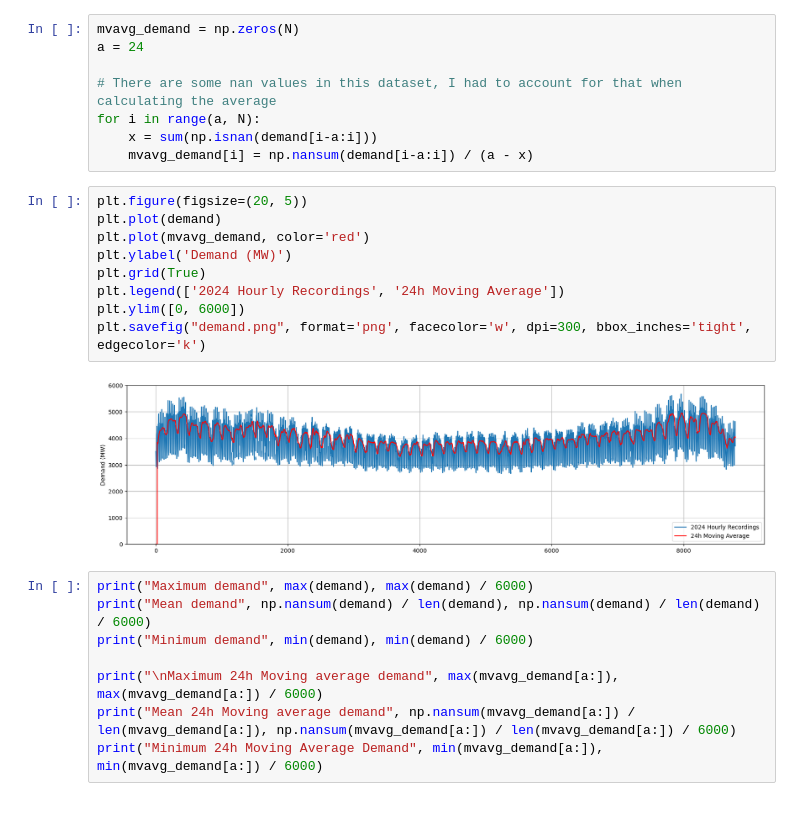
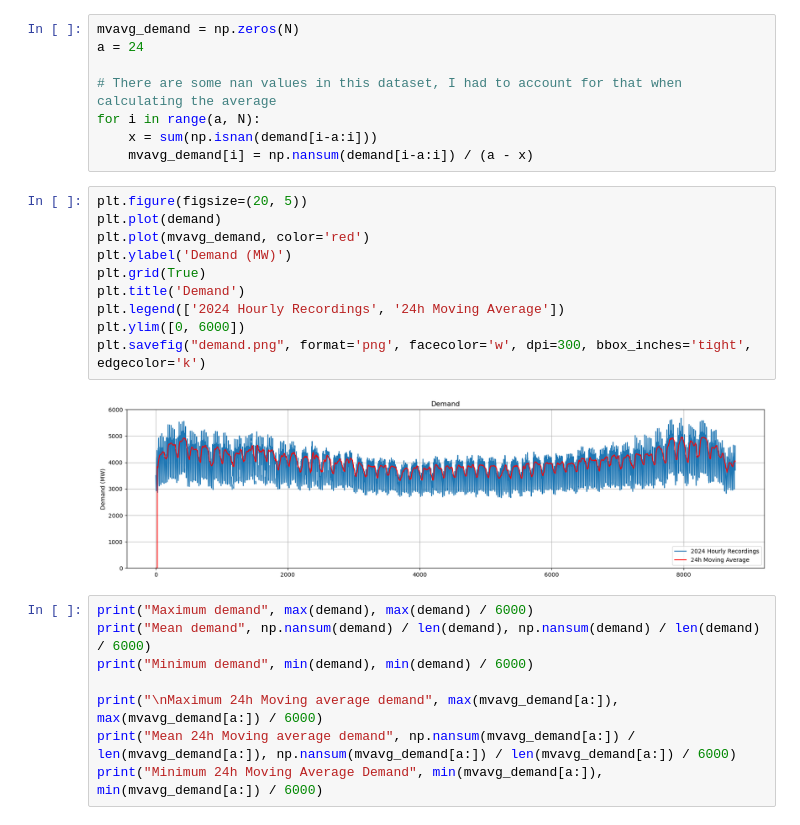
Before and after one commit to avaveriksen/ireland-grid-project, a Jupyter notebook: time-series-analysis/time-series-analysis.ipynb, the cells around one changed output. Saved outputs shown, nothing was run; the diff lists cells and outputs as text.

```diff
--- a/time-series-analysis/time-series-analysis.ipynb
+++ b/time-series-analysis/time-series-analysis.ipynb
@@ -254,14 +241,15 @@ for i in range(a, N):
 # %%
 plt.figure(figsize=(20, 5))
 plt.plot(demand)
 plt.plot(mvavg_demand, color='red')
 plt.ylabel('Demand (MW)')
 plt.grid(True)
+plt.title('Demand')
 plt.legend(['2024 Hourly Recordings', '24h Moving Average'])
 plt.ylim([0, 6000])
 plt.savefig("demand.png", format='png', facecolor='w', dpi=300, bbox_inches='tight', edgecolor='k')
 # %% [output]
-[figure, old version]
+[figure, new version]
 # %%
 print("Maximum demand", max(demand), max(demand) / 6000)
 print("Mean demand", np.nansum(demand) / len(demand), np.nansum(demand) / len(demand) / 6000)
```
Also changed, not shown: parts of 4 cells of this notebook, 3 other files.
